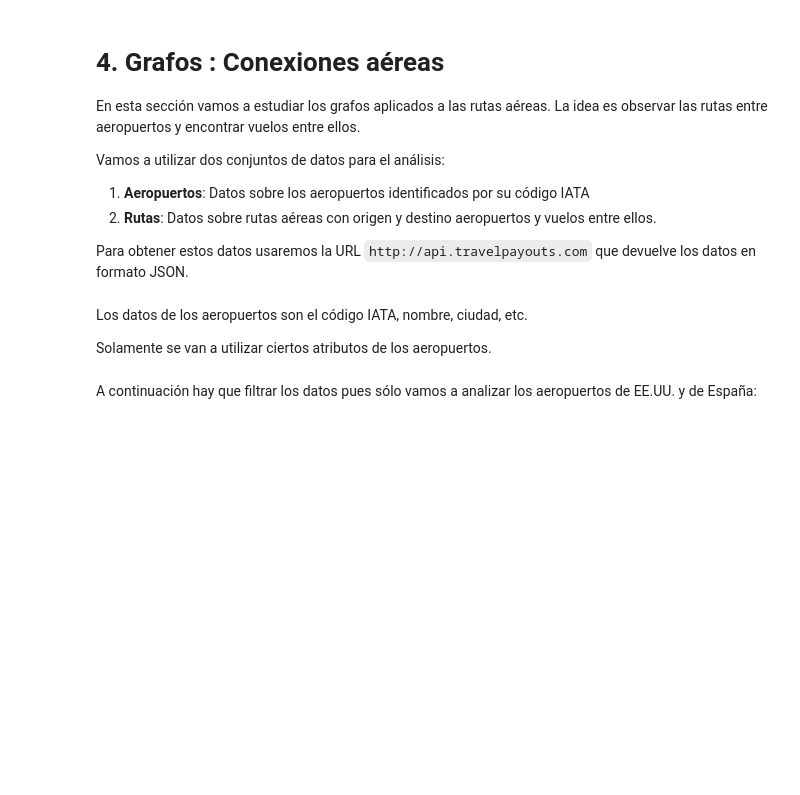
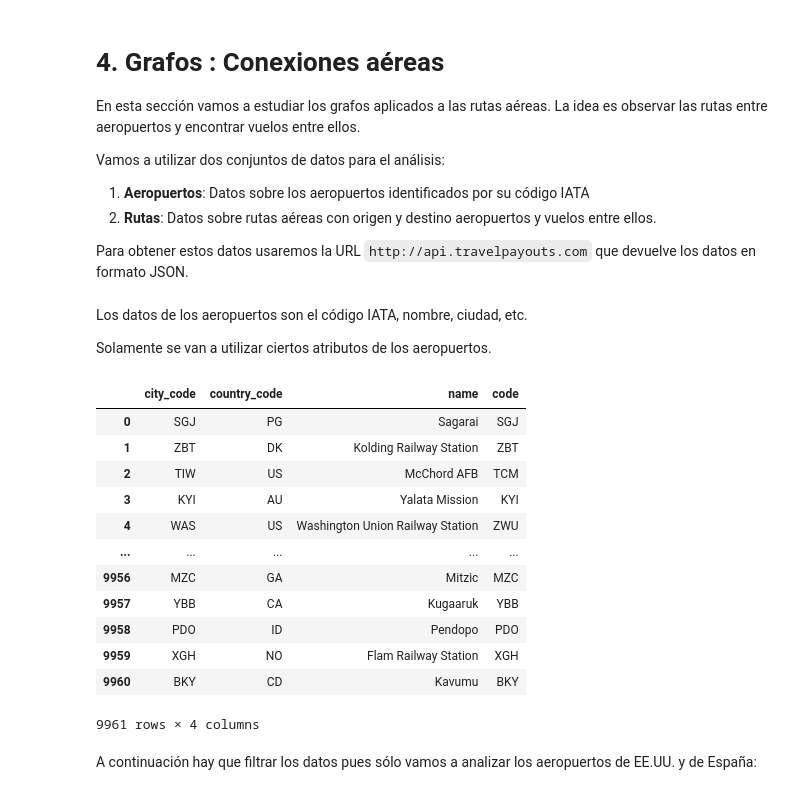
Before and after one commit to pfreezv/UOC, a Jupyter notebook: Tipología y fuentes de datos/pec 4/entrega/TyFdDd_PEC4_alan_coila_bustinza.ipynb, the cells around one changed output. Cells and saved outputs as stored; diff of their text form; code cells hidden in the pictures; blank space fills up the shorter version.

```diff
--- a/Tipología y fuentes de datos/pec 4/entrega/TyFdDd_PEC4_alan_coila_bustinza.ipynb
+++ b/Tipología y fuentes de datos/pec 4/entrega/TyFdDd_PEC4_alan_coila_bustinza.ipynb
@@ -950,11 +944,25 @@ Los datos de los aeropuertos son el código IATA, nombre, ciudad, etc.
 
 Solamente se van a utilizar ciertos atributos de los aeropuertos.
 # %%
-airport_json = # TODO
+airport_json = get_airport_data()# TODO
 
 columns = ['city_code', 'country_code','name','code']
 # TODO : convertir a dataframe
-airport_df =
-airport_df.head(5)
+airport_df =pd.DataFrame(airport_json,columns=columns)
+airport_df
+# %% [output]
+|  | city_code | country_code | name | code |
+| 0 | SGJ | PG | Sagarai | SGJ |
+| 1 | ZBT | DK | Kolding Railway Station | ZBT |
+| 2 | TIW | US | McChord AFB | TCM |
+| 3 | KYI | AU | Yalata Mission | KYI |
+| 4 | WAS | US | Washington Union Railway Station | ZWU |
+| ... | ... | ... | ... | ... |
+| 9956 | MZC | GA | Mitzic | MZC |
+| 9957 | YBB | CA | Kugaaruk | YBB |
+| 9958 | PDO | ID | Pendopo | PDO |
+| 9959 | XGH | NO | Flam Railway Station | XGH |
+| 9960 | BKY | CD | Kavumu | BKY |
+9961 rows × 4 columns
 # %% [markdown]
 A continuación hay que filtrar los datos pues sólo vamos a analizar los aeropuertos de EE.UU. y de España:
```
Also changed, not shown: parts of 18 cells of this notebook, 1 other file.
